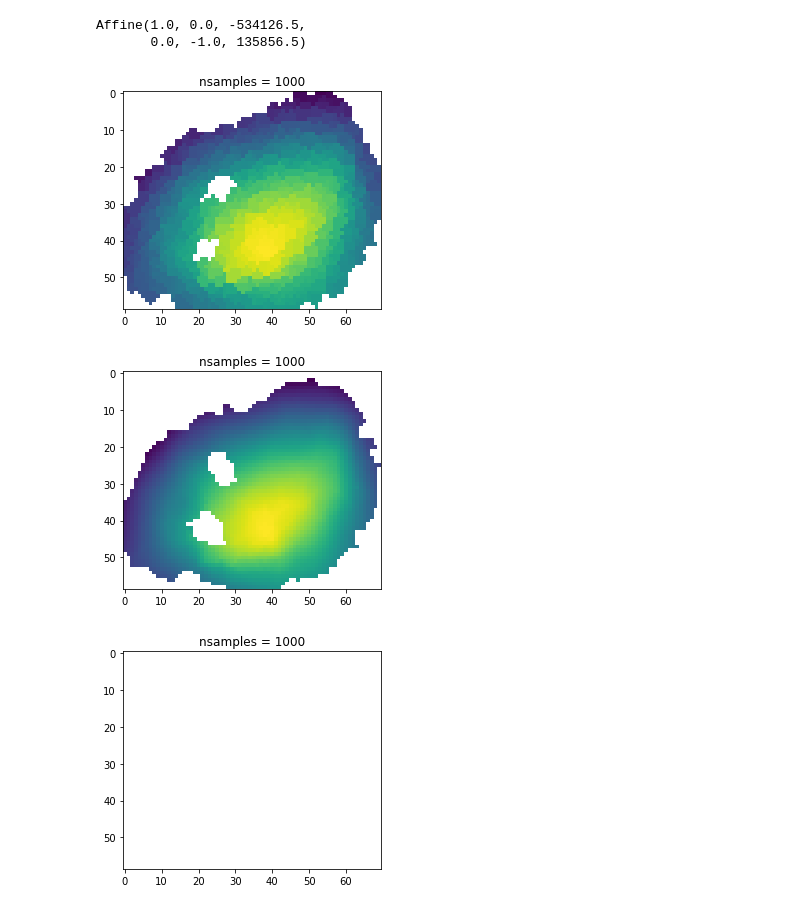
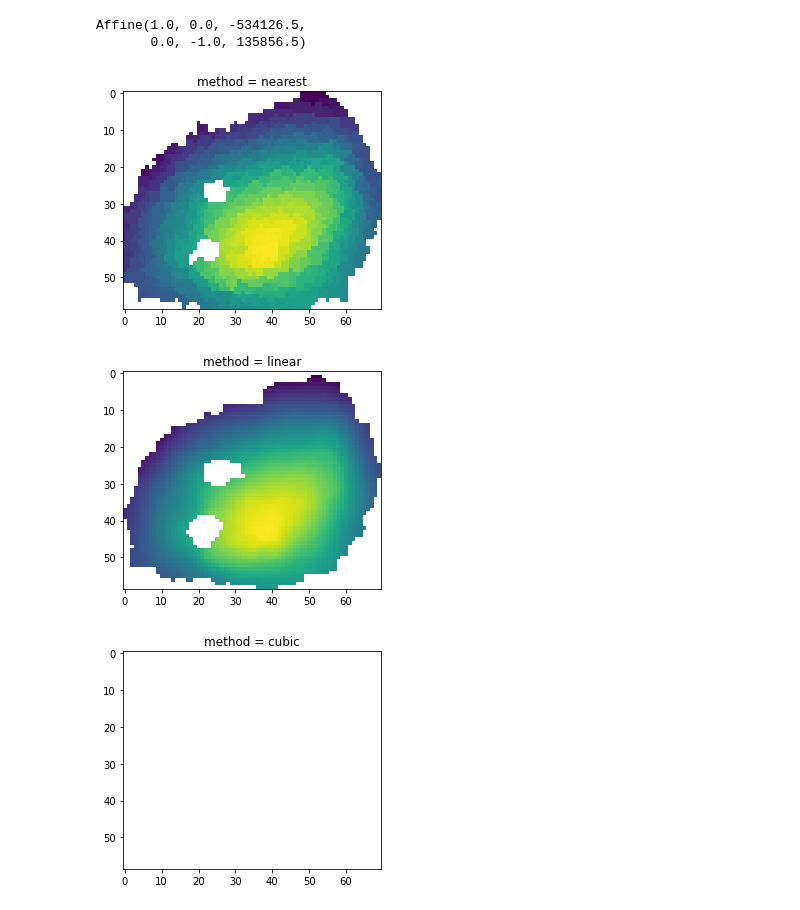
Before and after one commit to SalimFares4/Image-Segmentation, a Jupyter notebook: Code/Visualization/Mounds.ipynb, the cells around one changed output. Drawn from its saved outputs; the diff is of its cells as text; code cells hidden in the pictures.

```diff
--- a/Code/Visualization/Mounds.ipynb
+++ b/Code/Visualization/Mounds.ipynb
@@ -174,21 +191,21 @@ def make_interpolated_image(nsamples, im, method):
 # %%
 for mound, mound_id in mounds_enlarged:
     # A meshgrid of pixel coordinates
     nx, ny = mound.data.shape[1], mound.data.shape[0]
     X, Y = np.meshgrid(np.arange(0, nx, 1), np.arange(0, ny, 1))
 
 
     methods=["nearest", "linear", "cubic"]
 
     nsamples = 1000
     if mound_id ==7:
       for method in methods:
         figure()
         imshow(make_interpolated_image(nsamples, mound, method))
-        title('nsamples = {0:d}'.format(nsamples))
+        title('method = {0:s}'.format(method))
 #     filestem = os.path.splitext(os.path.basename(img_name))[0]
 #     plt.savefig('{0:s}_interp.png'.format(filestem), dpi=100)
 # %% [output]
-[figure, old version]
+[figure, new version]
-[figure, old version]
+[figure, new version]
-[figure, old version]
+[figure, new version]
```
Also changed, not shown: parts of 3 cells of this notebook.
